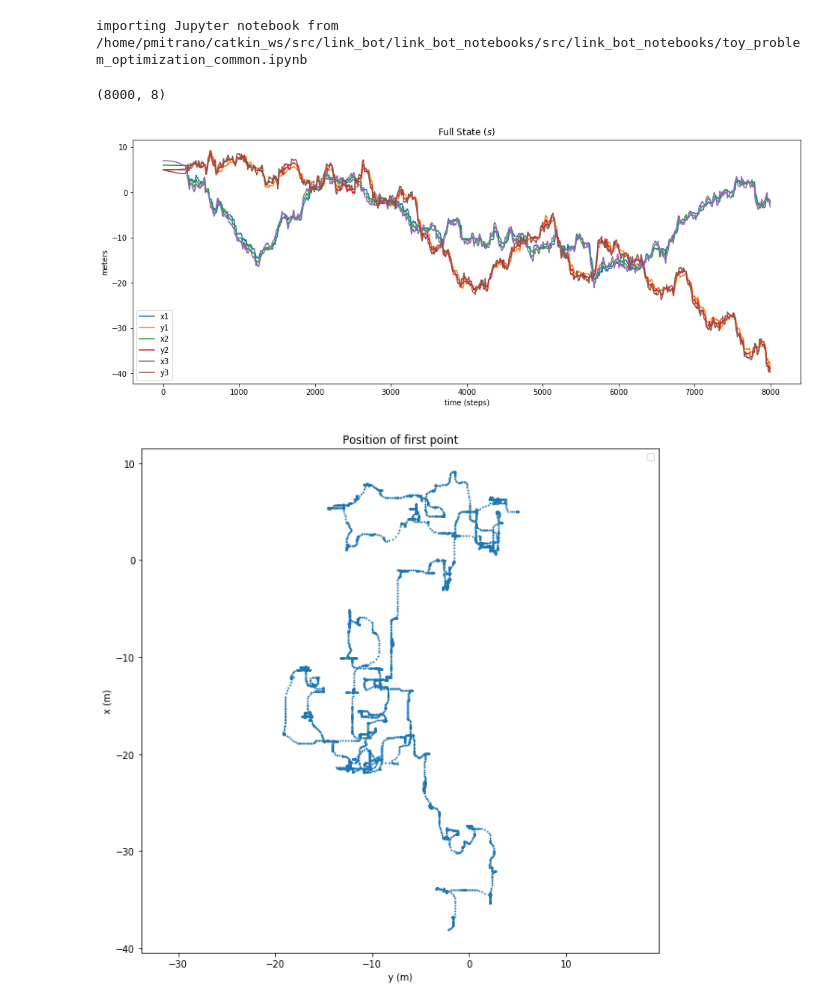
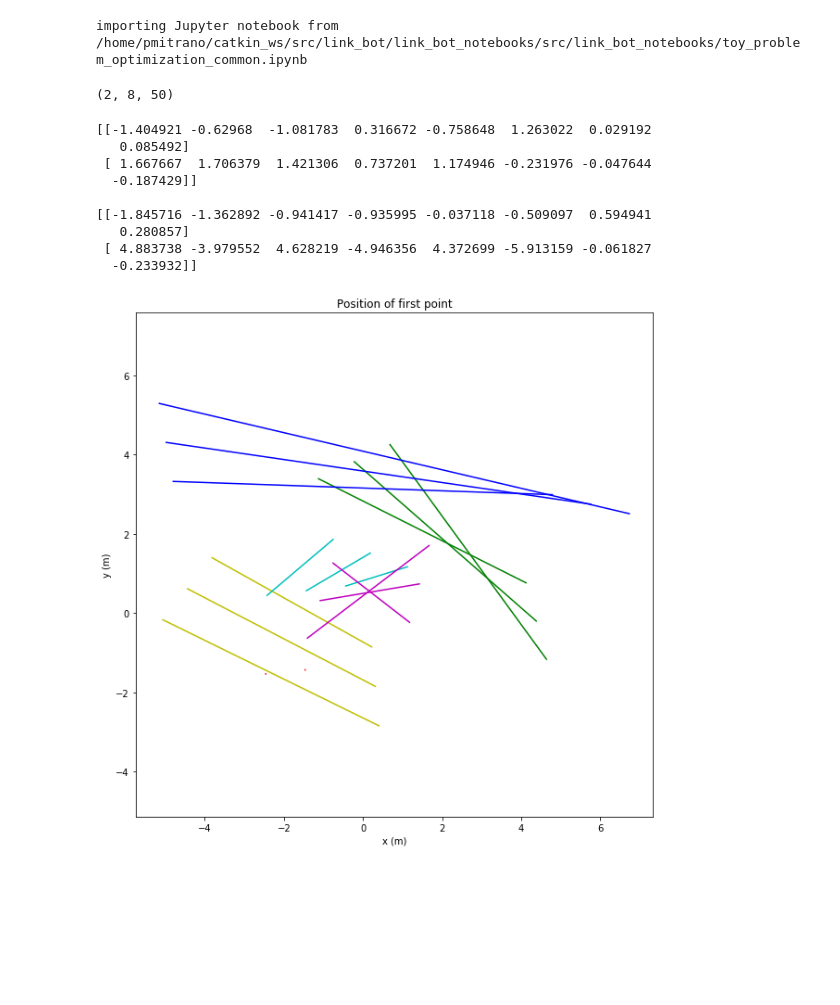
Before and after one commit to UM-ARM-Lab/unreliable-deform-manipulation, a Jupyter notebook: link_bot_notebooks/src/link_bot_notebooks/Plot Data.ipynb, the cells around one changed output. Saved outputs shown, nothing was run; the diff lists cells and outputs as text; code cells hidden in the pictures; blank space fills up the shorter version.

```diff
--- a/link_bot_notebooks/src/link_bot_notebooks/Plot Data.ipynb
+++ b/link_bot_notebooks/src/link_bot_notebooks/Plot Data.ipynb
@@ -16,31 +18,34 @@ n, data = tpo.load_train(dataset, N=6, L=2, extract_func=tpo.link_pos_vel_extrac
-# %%
-data.shape
-# %% [output]
-(8000, 8)
-# %%
-plt.figure(figsize=(16,6))
-plt.title(r"Full State ($s$)")
-plt.plot(data[:, 0], label='x1')
-plt.plot(data[:, 1], label='y1')
-plt.plot(data[:, 2], label='x2')
-plt.plot(data[:, 3], label='y2')
-plt.plot(data[:, 4], label='x3')
-plt.plot(data[:, 5], label='y3')
-plt.ylabel("meters")
-plt.xlabel("time (steps)")
-plt.legend();
-# %% [output]
-[figure, removed]
-# %%
-plt.figure(figsize=(10,10))
-plt.title(r"Position of first point")
-plt.scatter(data[:, 0], data[:, 1], s=1)
-plt.ylabel("x (m)")
-plt.xlabel("y (m)")
-plt.axis("equal")
-plt.legend();
-# %% [output]
-[figure, removed]
+# %%
+print(data.shape)
+# %% [output]
+(2, 8, 50)
+# %%
+plt.figure(figsize=(10,10))
+plt.title(r"Position of first point")
+colors = cycle(['r', 'g', 'b', 'y', 'c', 'm'])
+print(data[:, :, 5])
+print()
+print(data[:, :, 6])
+for i in range(0, 6):
+    c = next(colors)
+    trajectory = data[:, :, i]
+    plt.plot(trajectory[:, 0], trajectory[:, 1], c=c)
+    plt.plot(trajectory[:, 2], trajectory[:, 3], c=c)
+    plt.plot(trajectory[:, 4], trajectory[:, 5], c=c)
+plt.xlabel("x (m)")
+plt.ylabel("y (m)")
+plt.axis("equal");
+# %% [output]
+[[-1.404921 -0.62968  -1.081783  0.316672 -0.758648  1.263022  0.029192
+   0.085492]
+ [ 1.667667  1.706379  1.421306  0.737201  1.174946 -0.231976 -0.047644
+  -0.187429]]
+
+[[-1.845716 -1.362892 -0.941417 -0.935995 -0.037118 -0.509097  0.594941
+   0.280857]
+ [ 4.883738 -3.979552  4.628219 -4.946356  4.372699 -5.913159 -0.061827
+  -0.233932]]
+[figure, added]
 # %%
 plt.figure(figsize=(16,6))
 plt.title(r"Control Input ($u$)")
```
Also changed, not shown: parts of 4 cells of this notebook, 16 other files.
